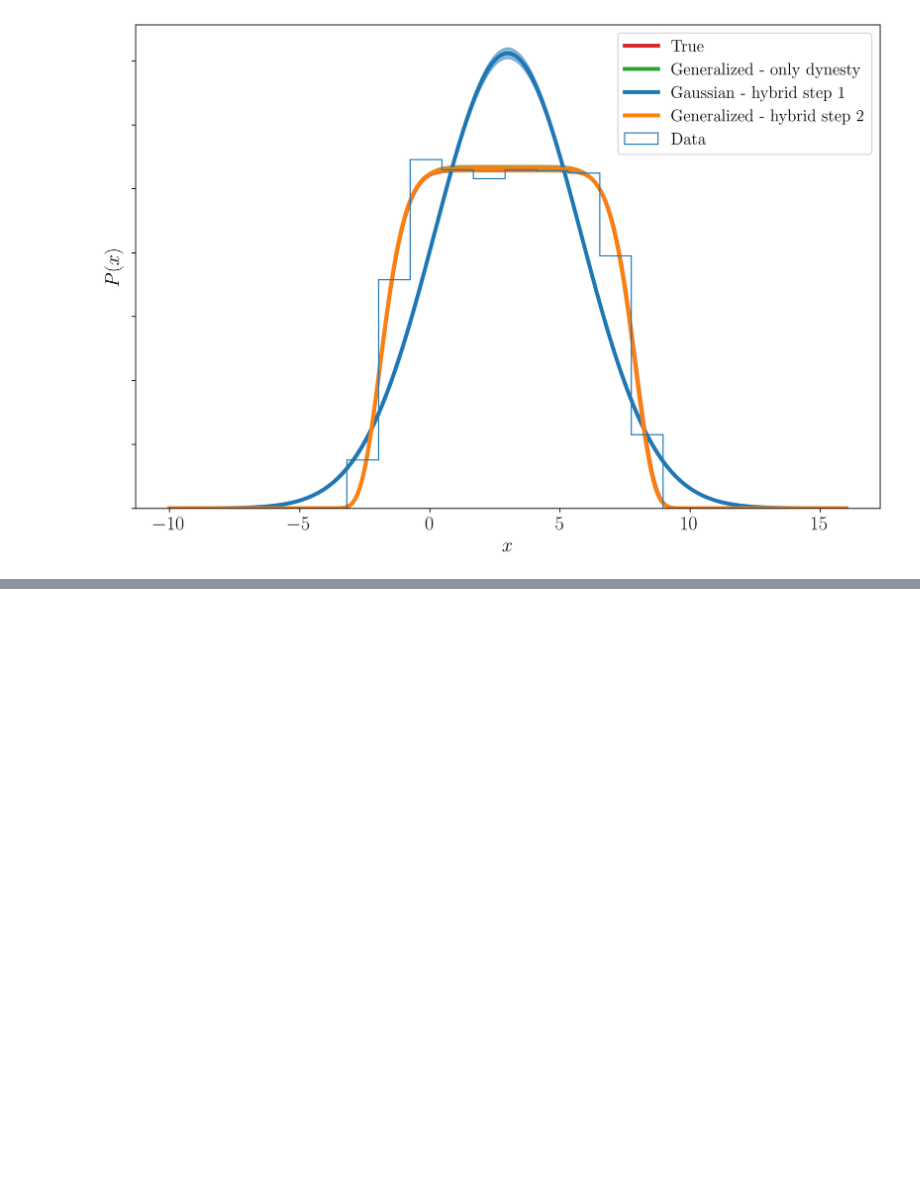
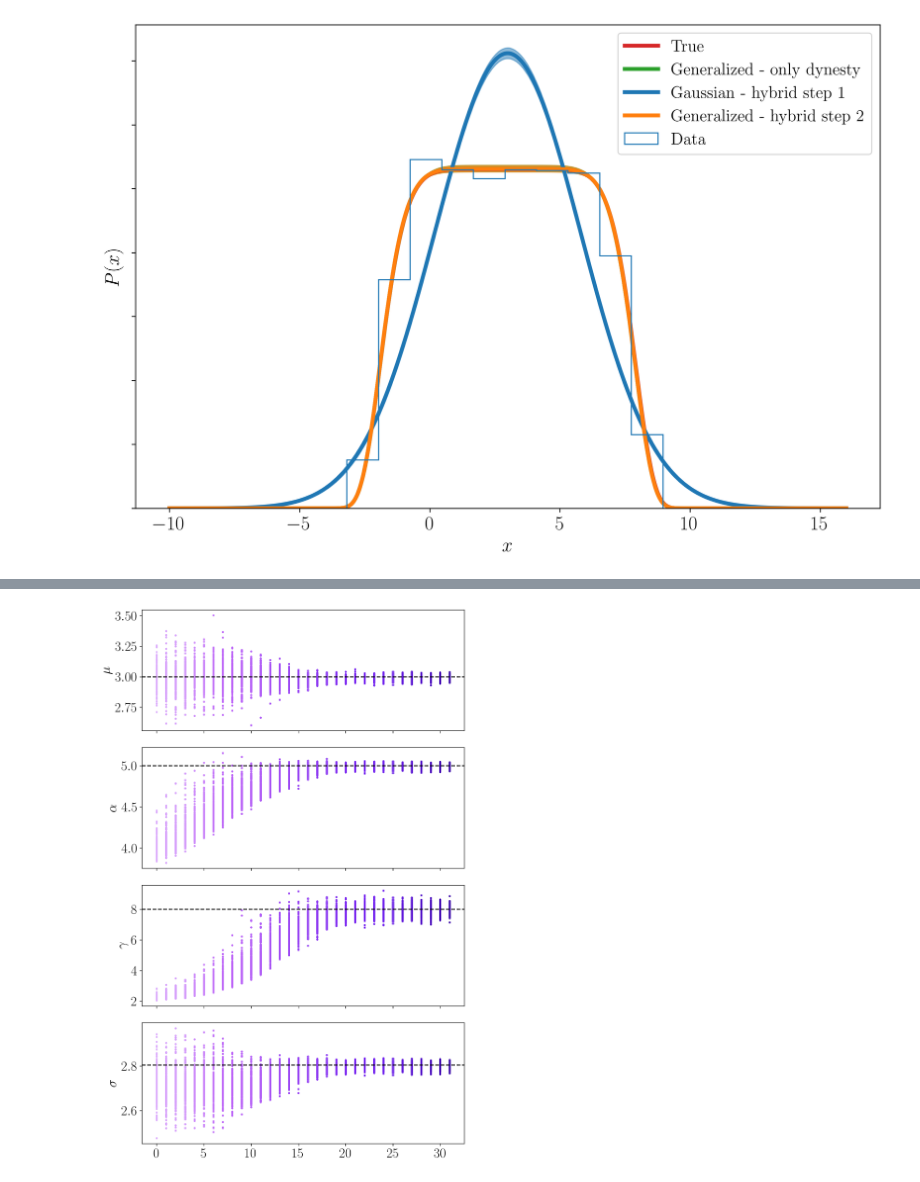
Before and after one commit to noahewolfe/tgr-hybrid-sampling, a Jupyter notebook: toy-model_misspecified.ipynb, the cells around one changed output, grey strips where cells are left out. Saved outputs shown, nothing was run; the diff lists cells and outputs as text; code cells hidden in the pictures; blank space fills up the shorter version.

```diff
--- a/toy-model_misspecified.ipynb
+++ b/toy-model_misspecified.ipynb
@@ -340,0 +413,35 @@ plot_posterior_predictive_distribution(
+# %%
+nmax = 32
+
+hybrid_colors_rgb = [ mpl.colors.to_rgb(c) for c in HYBRID_EVOL_COLORS ]
+cmap = mpl.colors.LinearSegmentedColormap.from_list("custom_purple", hybrid_colors_rgb)
+
+fig, axes = plt.subplots(figsize=(8,12),nrows=4,ncols=1, sharex=True)
+
+for ax, param_idx, latex_label, true_val in zip(axes.flat, [0, 1, 2], [r"$\mu$", r"$\alpha$", r"$\gamma$"], [mu_true, alpha_true, beta_true]):
+    for i in range(nmax):
+        c = cmap( i/nmax )
+        ax.scatter( np.tile(i, (nwalkers,1)), pt_resume["chain_array"][:,i,param_idx].flatten(), s=4.5, color=c)
+
+    ax.set_ylabel(latex_label)
+    ax.axhline(y=true_val, linestyle="--", color="black")
+
+for i in np.arange(nmax):
+    sigma_vals = np.zeros(nwalkers)
+    c = cmap( i/nmax )
+    for j in range(nwalkers):
+        sigma_vals[j] = alpha_to_sigma( pt_resume["chain_array"][j,i,1], beta=pt_resume["chain_array"][j,i,2] )
+
+    axes[-1].scatter(
+        np.tile(i, (nwalkers,1)), sigma_vals,
+        s=4.5, color=c
+    )
+
+axes[-1].axhline(y=sigma_true, linestyle="--", color="black")
+axes[-1].set_ylabel(r"$\sigma$")
+
+plt.tight_layout()
+
+fig.savefig("./figures/misspecified_trace.pdf", bbox_inches="tight")
+# %% [output]
+[figure, added]
```
Also changed, not shown: parts of 6 cells of this notebook, 5 other files.
